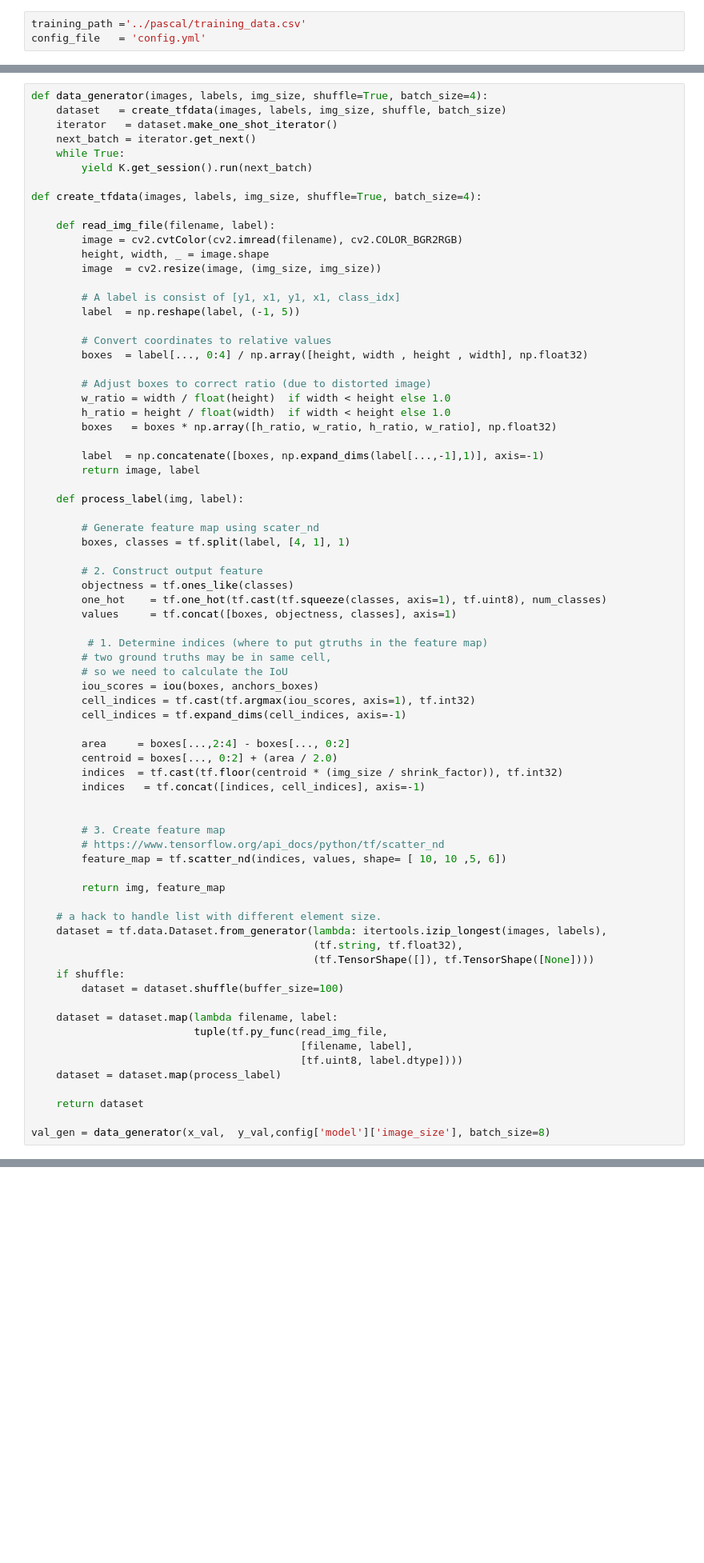
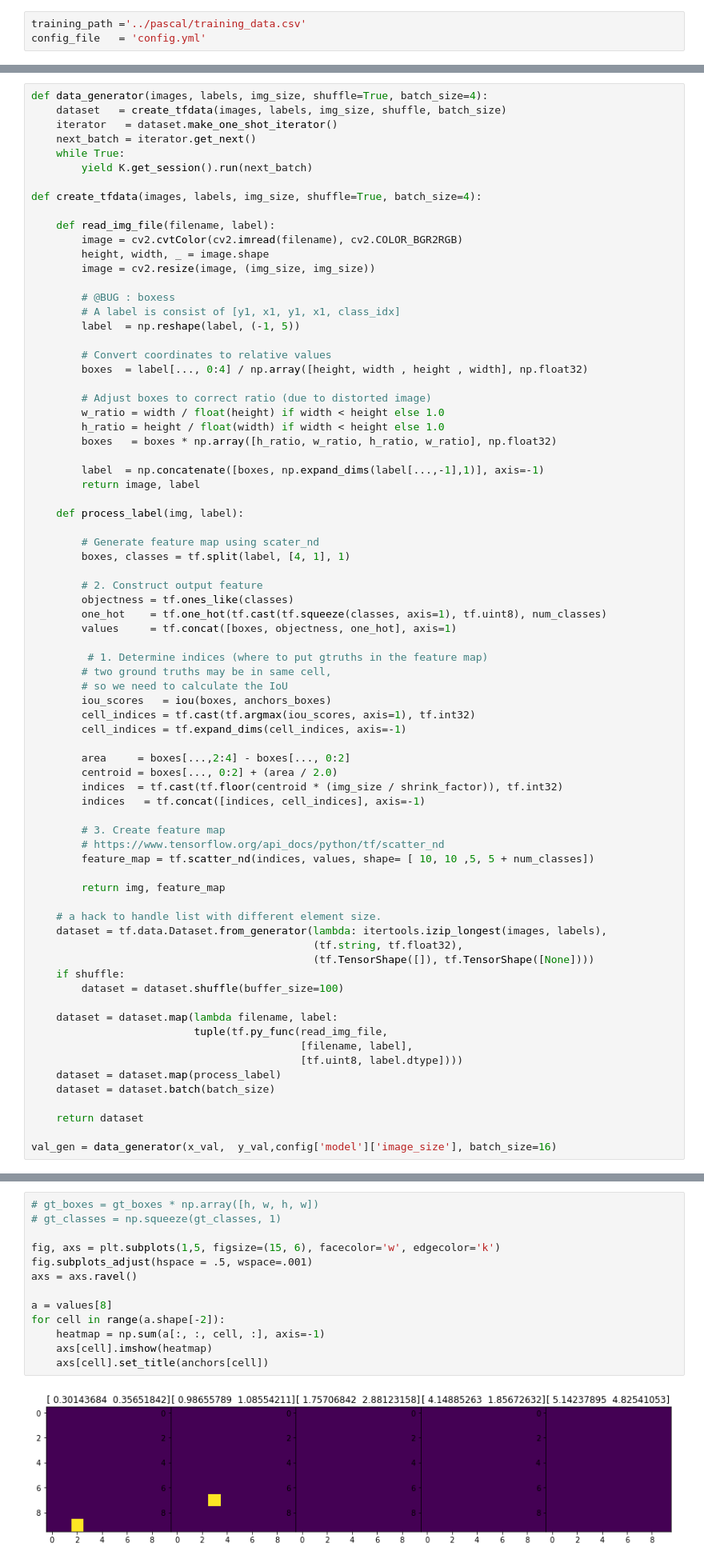
Before and after one commit to datlife/yolov2, a Jupyter notebook: datagen.ipynb, the cells around one changed output, grey strips where cells are left out. Shown at 80% size. Drawn from its saved outputs; the diff is of its cells as text; blank space fills up the shorter version.

Commit message:
@BUG boxes

```diff
--- a/datagen.ipynb
+++ b/datagen.ipynb
@@ -95,8 +110,9 @@ def create_tfdata(images, labels, img_size, shuffle=True, batch_size=4):
     def read_img_file(filename, label):
         image = cv2.cvtColor(cv2.imread(filename), cv2.COLOR_BGR2RGB)
         height, width, _ = image.shape
-        image  = cv2.resize(image, (img_size, img_size))
+        image = cv2.resize(image, (img_size, img_size))
 
+        # @BUG : boxess
         # A label is consist of [y1, x1, y1, x1, class_idx]
         label  = np.reshape(label, (-1, 5))
 
@@ -104,8 +120,8 @@ def create_tfdata(images, labels, img_size, shuffle=True, batch_size=4):
         boxes  = label[..., 0:4] / np.array([height, width , height , width], np.float32)
 
         # Adjust boxes to correct ratio (due to distorted image)
-        w_ratio = width / float(height)  if width < height else 1.0
-        h_ratio = height / float(width)  if width < height else 1.0
+        w_ratio = width / float(height) if width < height else 1.0
+        h_ratio = height / float(width) if width < height else 1.0
         boxes   = boxes * np.array([h_ratio, w_ratio, h_ratio, w_ratio], np.float32)
 
         label  = np.concatenate([boxes, np.expand_dims(label[...,-1],1)], axis=-1)
@@ -119,12 +135,12 @@ def create_tfdata(images, labels, img_size, shuffle=True, batch_size=4):
         # 2. Construct output feature
         objectness = tf.ones_like(classes)
         one_hot    = tf.one_hot(tf.cast(tf.squeeze(classes, axis=1), tf.uint8), num_classes)
-        values     = tf.concat([boxes, objectness, classes], axis=1)
+        values     = tf.concat([boxes, objectness, one_hot], axis=1)
 
          # 1. Determine indices (where to put gtruths in the feature map)
         # two ground truths may be in same cell,
         # so we need to calculate the IoU
-        iou_scores = iou(boxes, anchors_boxes)
+        iou_scores   = iou(boxes, anchors_boxes)
         cell_indices = tf.cast(tf.argmax(iou_scores, axis=1), tf.int32)
         cell_indices = tf.expand_dims(cell_indices, axis=-1)
 
@@ -133,10 +149,9 @@ def create_tfdata(images, labels, img_size, shuffle=True, batch_size=4):
         indices  = tf.cast(tf.floor(centroid * (img_size / shrink_factor)), tf.int32)
         indices   = tf.concat([indices, cell_indices], axis=-1)
 
-
         # 3. Create feature map
         # https://www.tensorflow.org/api_docs/python/tf/scatter_nd
-        feature_map = tf.scatter_nd(indices, values, shape= [ 10, 10 ,5, 6])
+        feature_map = tf.scatter_nd(indices, values, shape= [ 10, 10 ,5, 5 + num_classes])
 
         return img, feature_map
 
@@ -152,8 +167,9 @@ def create_tfdata(images, labels, img_size, shuffle=True, batch_size=4):
                                            [filename, label],
                                            [tf.uint8, label.dtype])))
     dataset = dataset.map(process_label)
+    dataset = dataset.batch(batch_size)
 
     return dataset
 
-val_gen = data_generator(x_val,  y_val,config['model']['image_size'], batch_size=8)
+val_gen = data_generator(x_val,  y_val,config['model']['image_size'], batch_size=16)
 # %%
@@ -161,2 +185,17 @@ images, values = val_gen.next()
+# %%
+# gt_boxes = gt_boxes * np.array([h, w, h, w])
+# gt_classes = np.squeeze(gt_classes, 1)
+
+fig, axs = plt.subplots(1,5, figsize=(15, 6), facecolor='w', edgecolor='k')
+fig.subplots_adjust(hspace = .5, wspace=.001)
+axs = axs.ravel()
+
+a = values[8]
+for cell in range(a.shape[-2]):
+    heatmap = np.sum(a[:, :, cell, :], axis=-1)
+    axs[cell].imshow(heatmap)
+    axs[cell].set_title(anchors[cell])
+# %% [output]
+[figure, added]
 # %%
 h, w, _ = images.shape
```
Also changed, not shown: parts of 7 cells of this notebook.
